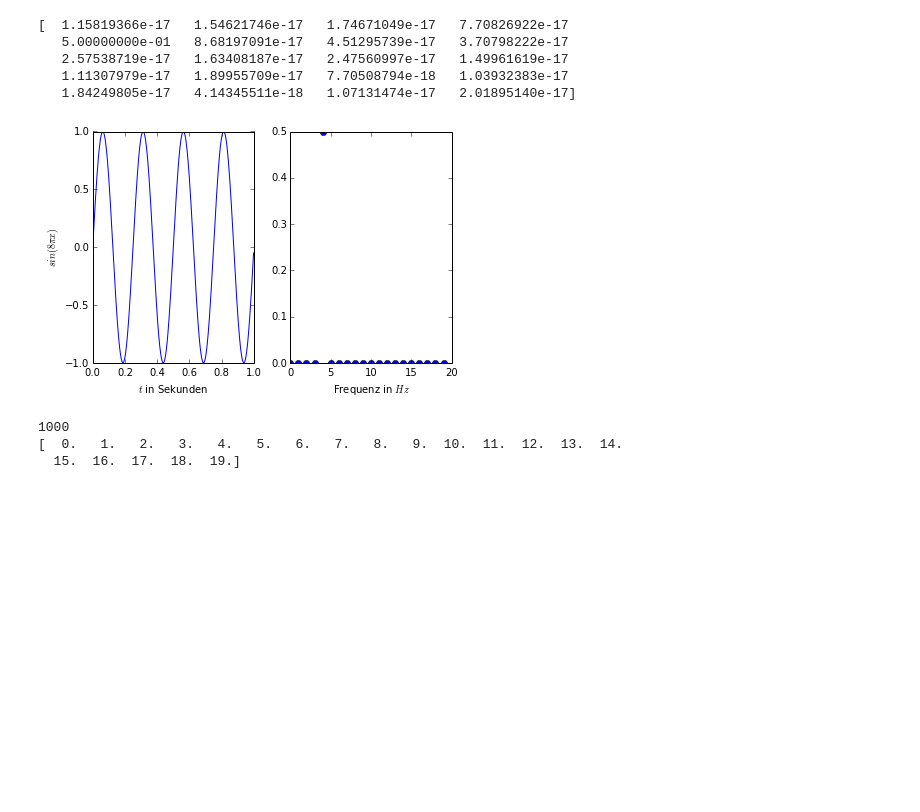
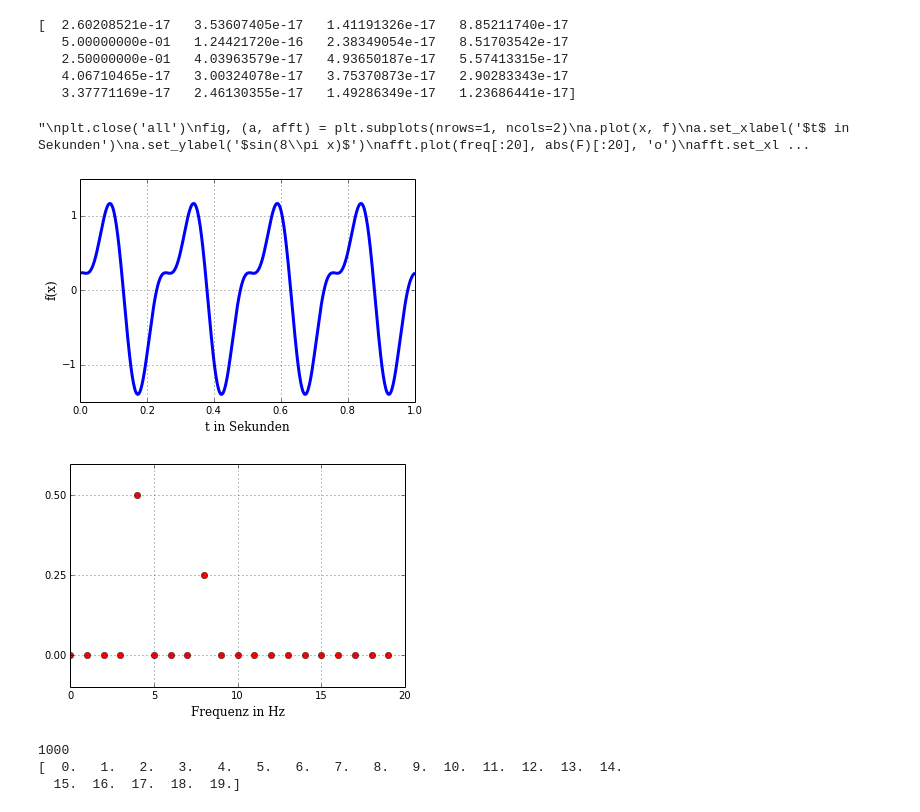
Before and after one commit to wachtlerlab/RWeiss, a Jupyter notebook: perfect fft example.ipynb, the cells around one changed output. Drawn from its saved outputs; the diff is of its cells as text; code cells hidden in the pictures; blank space fills up the shorter version.

```diff
--- a/perfect fft example.ipynb
+++ b/perfect fft example.ipynb
@@ -1,41 +1,53 @@
 # %%
 from scipy import fftpack
 
 fs = 512
 w = 2*pi*4.
 x = arange(0,1,1./fs)
 
-f = sin(w*x)
+f = sin(w*x) + 0.5*sin(2*w*x+0.85*pi)
 
-a = plot(x, f)
-plt.xlabel('$t$ in Sekunden')
-plt.ylabel('$sin(8\pi x)$')
+a = plot(x, f, linewidth=3)
+plt.xlabel('t in Sekunden', fontsize=12, fontname='serif')
+plt.ylabel('f(x)', fontsize=12, fontname='serif')
+plt.grid()
+plt.yticks([-1, 0, 1])
+#plt.fill_between(x, 0, f, alpha=.3)
+
+
 
 F = fftpack.fft(f)/fs
 freq = fftpack.fftfreq(fs, 1./fs)
 
 print abs(F[:20])
 
 
 figure()
-afft = plot(freq[:20], abs(F)[:20], 'o')
-plt.xlabel('Frequenz in $Hz$')
+afft = plot(freq[:20], abs(F)[:20], 'or')
+plt.xlabel('Frequenz in Hz', fontsize=12, fontname='serif')
+plt.grid()
+plt.ylim(-.1, .6)
+plt.yticks([0, .25, .5])
 
+'''
 plt.close('all')
 fig, (a, afft) = plt.subplots(nrows=1, ncols=2)
 a.plot(x, f)
 a.set_xlabel('$t$ in Sekunden')
 a.set_ylabel('$sin(8\pi x)$')
 afft.plot(freq[:20], abs(F)[:20], 'o')
 afft.set_xlabel('Frequenz in $Hz$')
 plt.tight_layout()
+'''
 # %% [output]
-[  1.15819366e-17   1.54621746e-17   1.74671049e-17   7.70826922e-17
-   5.00000000e-01   8.68197091e-17   4.51295739e-17   3.70798222e-17
-   2.57538719e-17   1.63408187e-17   2.47560997e-17   1.49961619e-17
-   1.11307979e-17   1.89955709e-17   7.70508794e-18   1.03932383e-17
-   1.84249805e-17   4.14345511e-18   1.07131474e-17   2.01895140e-17]
+[  2.60208521e-17   3.53607405e-17   1.41191326e-17   8.85211740e-17
+   5.00000000e-01   1.24421720e-16   2.38349054e-17   8.51703542e-17
+   2.50000000e-01   4.03963579e-17   4.93650187e-17   5.57413315e-17
+   4.06710465e-17   3.00324078e-17   3.75370873e-17   2.90283343e-17
+   3.37771169e-17   2.46130355e-17   1.49286349e-17   1.23686441e-17]
+"\nplt.close('all')\nfig, (a, afft) = plt.subplots(nrows=1, ncols=2)\na.plot(x, f)\na.set_xlabel('$t$ in Sekunden')\na.set_ylabel('$sin(8\\pi x)$')\nafft.plot(freq[:20], abs(F)[:20], 'o')\nafft.set_xl ...
-[figure, old version]
+[figure, new version]
+[figure, added]
 # %%
 fs = 1000.
 w = 2*pi*10.
```
Also changed, not shown: 2 other files.
